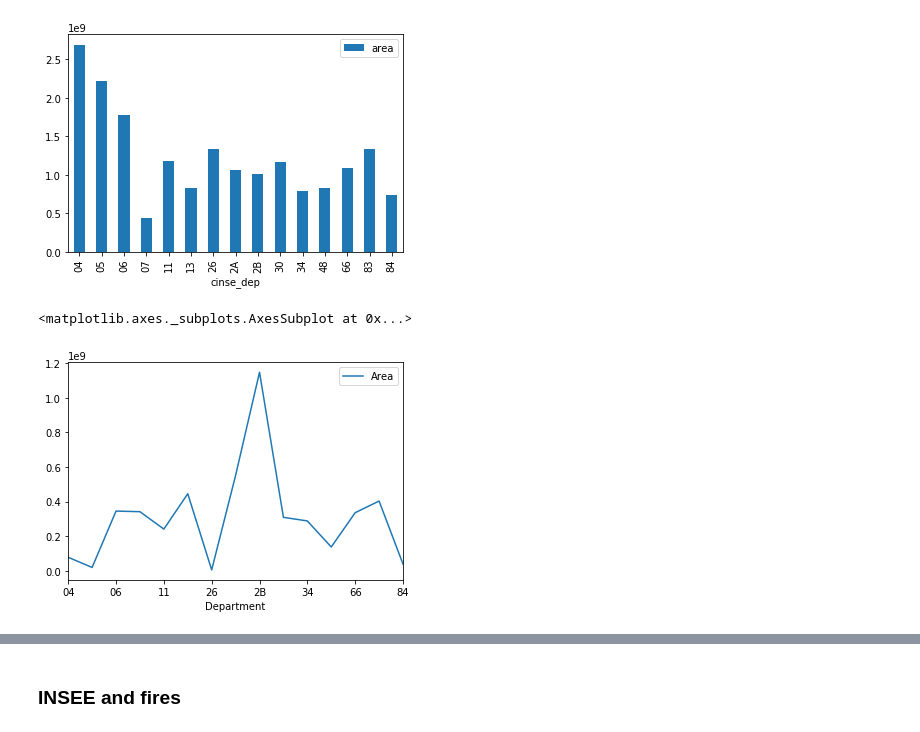
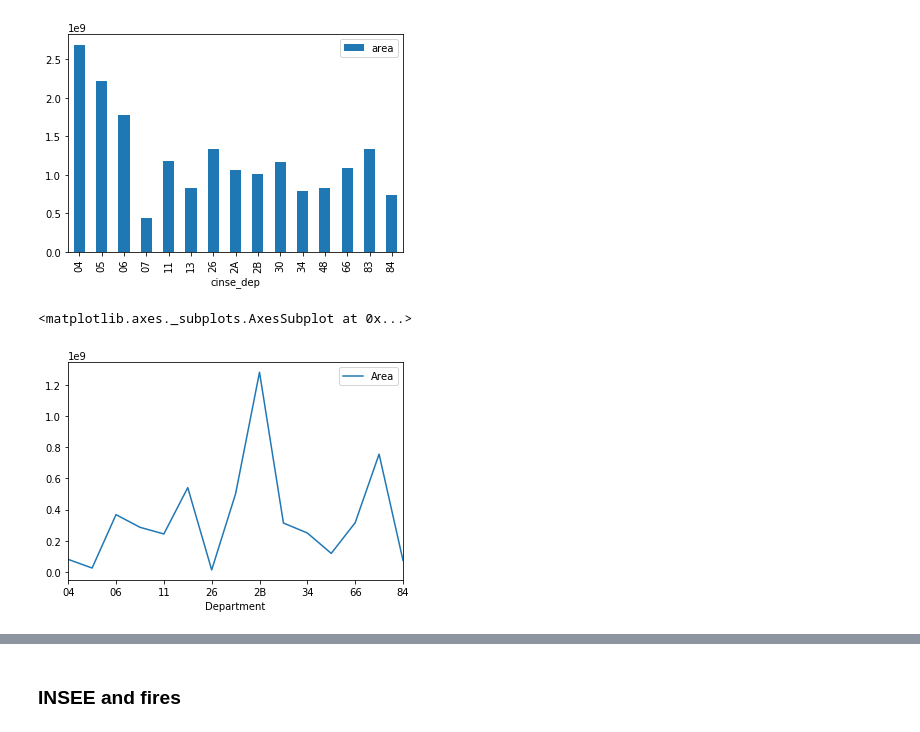
Before and after one commit to fd0r/Wildfire-Area, a Jupyter notebook: WFA_starting_kit.ipynb, the cells around one changed output, grey strips where cells are left out. Cells and saved outputs as stored; diff of their text form; code cells hidden in the pictures.

Commit message:
Notebook updated with models with merge, more text and other changes + new data with coco modifications

```diff
--- a/WFA_starting_kit.ipynb
+++ b/WFA_starting_kit.ipynb
@@ -228,12 +349,14 @@ forests_per_dep.plot(kind='bar', x='cinse_dep')
 <matplotlib.axes._subplots.AxesSubplot at 0x...>
 [figure]
 # %%
-sum_year_depart = fires[['Department', 'Area']].groupby(['Department']).sum().reset_index()
+target_dep = pd.DataFrame(y_array,columns=['Area'])
+target_dep['Department'] = X_df['Department']
+sum_year_depart = target_dep.groupby(['Department']).sum().reset_index()
 
 sum_year_depart.plot(x='Department')
 # %% [output]
 <matplotlib.axes._subplots.AxesSubplot at 0x...>
-[figure, old version]
+[figure, new version]
 # %%
 import numpy as np
 
```
Also changed, not shown: parts of 59 cells of this notebook, 1 other file.
